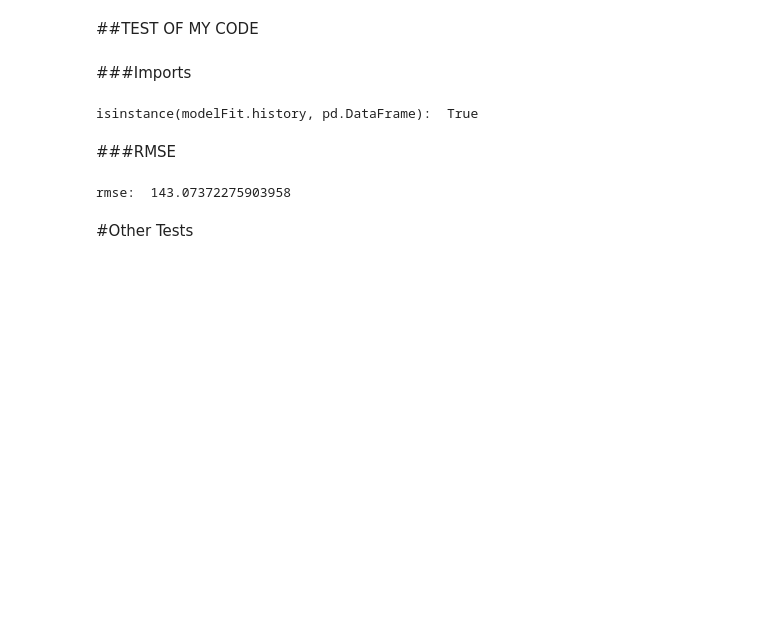
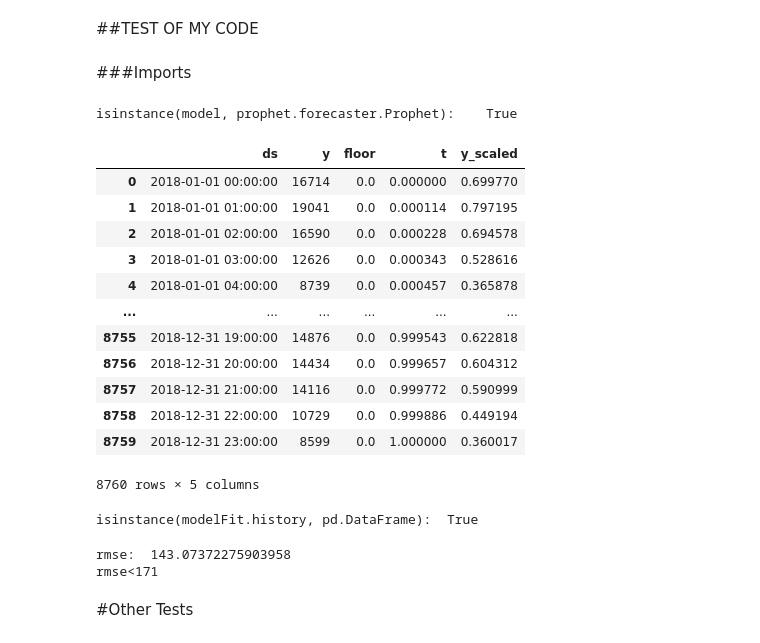
Before and after one commit to w86w86/econ8310-assignment1, a Jupyter notebook: assignment1.ipynb, the cells around one changed output. Drawn from its saved outputs; the diff is of its cells as text; code cells hidden in the pictures; blank space fills up the shorter version.

```diff
--- a/assignment1.ipynb
+++ b/assignment1.ipynb
@@ -136,4 +110,25 @@ print(pred)
 import statsmodels.tsa.holtwinters as hw
 from statsmodels.tsa.statespace.varmax import VARMAXResultsWrapper
 from statsmodels.tsa.vector_ar.var_model import VARResultsWrapper
+# %%
+# testValidModel
+import prophet
+print("isinstance(model, prophet.forecaster.Prophet):   ", isinstance(modelFit, prophet.forecaster.Prophet))
+
+modelFit.history
+# %% [output]
+isinstance(model, prophet.forecaster.Prophet):    True
+|  | ds | y | floor | t | y_scaled |
+| 0 | 2018-01-01 00:00:00 | 16714 | 0.0 | 0.000000 | 0.699770 |
+| 1 | 2018-01-01 01:00:00 | 19041 | 0.0 | 0.000114 | 0.797195 |
+| 2 | 2018-01-01 02:00:00 | 16590 | 0.0 | 0.000228 | 0.694578 |
+| 3 | 2018-01-01 03:00:00 | 12626 | 0.0 | 0.000343 | 0.528616 |
+| 4 | 2018-01-01 04:00:00 | 8739 | 0.0 | 0.000457 | 0.365878 |
+| ... | ... | ... | ... | ... | ... |
+| 8755 | 2018-12-31 19:00:00 | 14876 | 0.0 | 0.999543 | 0.622818 |
+| 8756 | 2018-12-31 20:00:00 | 14434 | 0.0 | 0.999657 | 0.604312 |
+| 8757 | 2018-12-31 21:00:00 | 14116 | 0.0 | 0.999772 | 0.590999 |
+| 8758 | 2018-12-31 22:00:00 | 10729 | 0.0 | 0.999886 | 0.449194 |
+| 8759 | 2018-12-31 23:00:00 | 8599 | 0.0 | 1.000000 | 0.360017 |
+8760 rows × 5 columns
 # %%
@@ -140,16 +136,21 @@ from statsmodels.tsa.vector_ar.var_model import VARResultsWrapper
 print( 'isinstance(modelFit.history, pd.DataFrame): ', isinstance(modelFit.history, pd.DataFrame) )
 # %% [output]
 isinstance(modelFit.history, pd.DataFrame):  True
-# %% [markdown]
-###RMSE
 # %%
+# testAccuracy1.py,  testAccuracy2.py,  testAccuracy3.py,
+# RMSE
 dataTest=trip.y
 rmse = sum([(np.squeeze(pred)[i]-dataTest[i])**2 for i in range(len(np.squeeze(pred)))])
 rmse = np.sqrt(rmse)*1/744
 
-print ('rmse: ', rmse)  #  rmse:  144.12160068072626
+print ('rmse: ', rmse)
+if rmse<171:
+  print ('rmse<171')
+else:
+  print("Your forecasts have an RMSE above 220 or 185 or 171")
 # %% [output]
 rmse:  143.07372275903958
+rmse<171
 # %% [markdown]
 #Other Tests
 # %%
```
Also changed, not shown: parts of 5 cells of this notebook.
